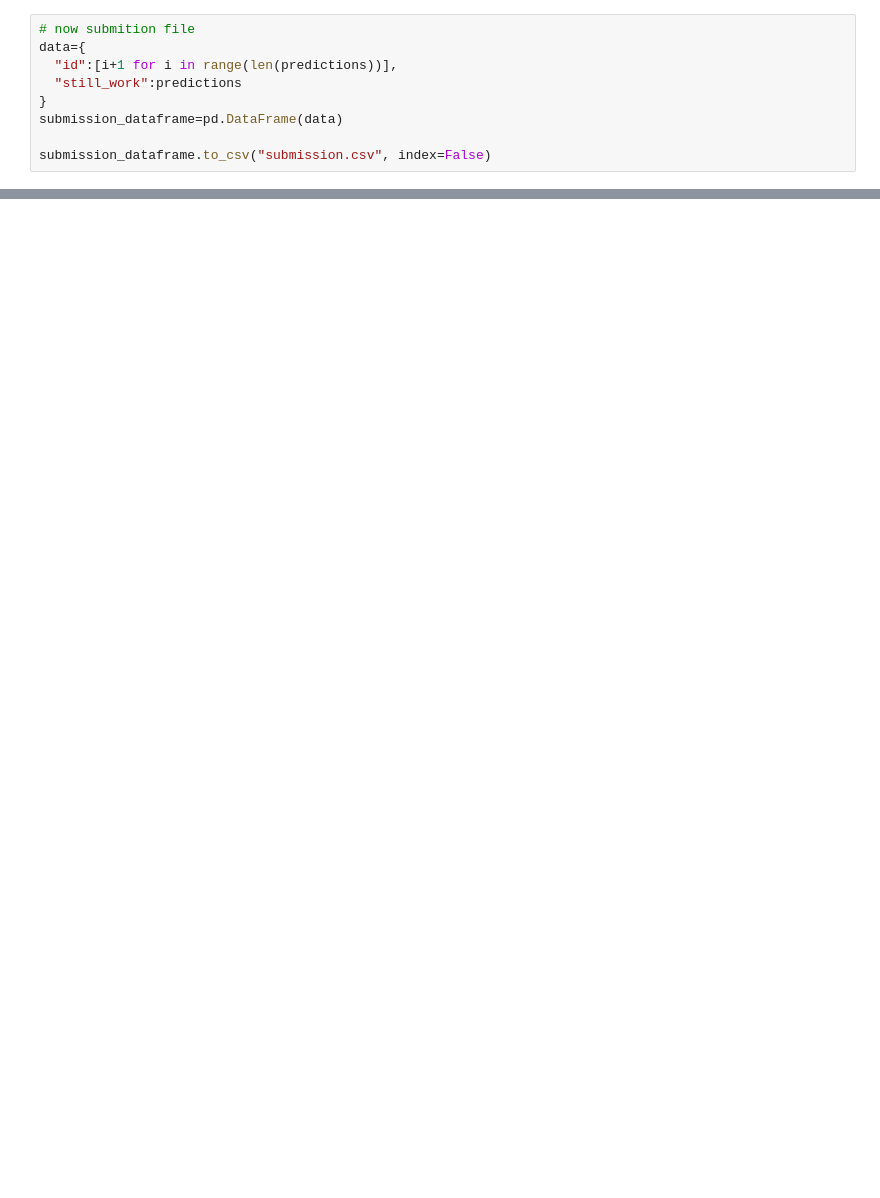
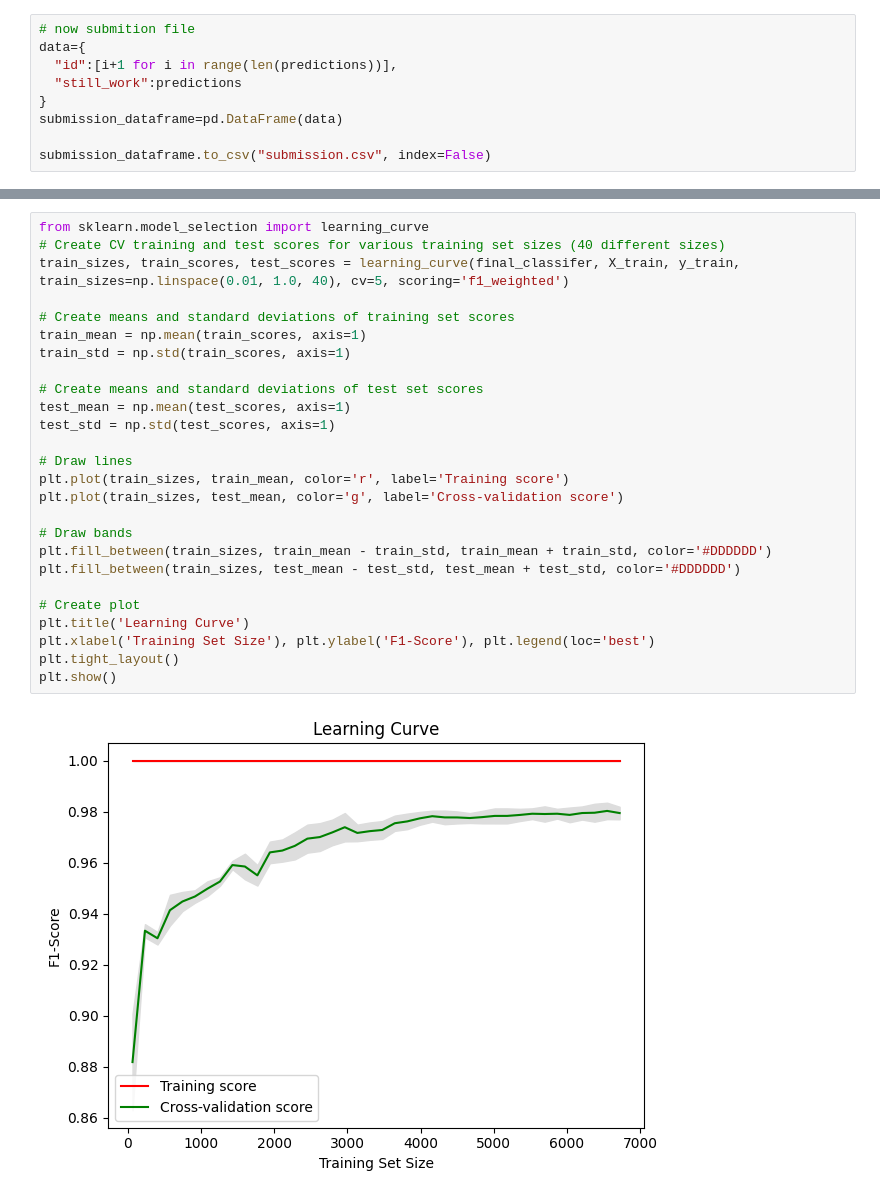
Before and after one commit to RaidOuahioune/AIFestRepo, a Jupyter notebook: Challenge1/code.ipynb, the cells around one changed output, grey strips where cells are left out. Saved outputs shown, nothing was run; the diff lists cells and outputs as text; blank space fills up the shorter version.

```diff
--- a/Challenge1/code.ipynb
+++ b/Challenge1/code.ipynb
@@ -414,3 +414,31 @@ feat_importances.nlargest(30).plot(kind='barh', title='Feature importance', colo
+# %%
+from sklearn.model_selection import learning_curve
+# Create CV training and test scores for various training set sizes (40 different sizes)
+train_sizes, train_scores, test_scores = learning_curve(final_classifer, X_train, y_train, train_sizes=np.linspace(0.01, 1.0, 40), cv=5, scoring='f1_weighted')
+
+# Create means and standard deviations of training set scores
+train_mean = np.mean(train_scores, axis=1)
+train_std = np.std(train_scores, axis=1)
+
+# Create means and standard deviations of test set scores
+test_mean = np.mean(test_scores, axis=1)
+test_std = np.std(test_scores, axis=1)
+
+# Draw lines
+plt.plot(train_sizes, train_mean, color='r', label='Training score')
+plt.plot(train_sizes, test_mean, color='g', label='Cross-validation score')
+
+# Draw bands
+plt.fill_between(train_sizes, train_mean - train_std, train_mean + train_std, color='#DDDDDD')
+plt.fill_between(train_sizes, test_mean - test_std, test_mean + test_std, color='#DDDDDD')
+
+# Create plot
+plt.title('Learning Curve')
+plt.xlabel('Training Set Size'), plt.ylabel('F1-Score'), plt.legend(loc='best')
+plt.tight_layout()
+plt.show()
+# %% [output]
+[figure, added]
 # %%
 # Initialize the SVM model
 svm_svc = SVC()
```
Also changed, not shown: parts of 10 cells of this notebook, 2 other files.
